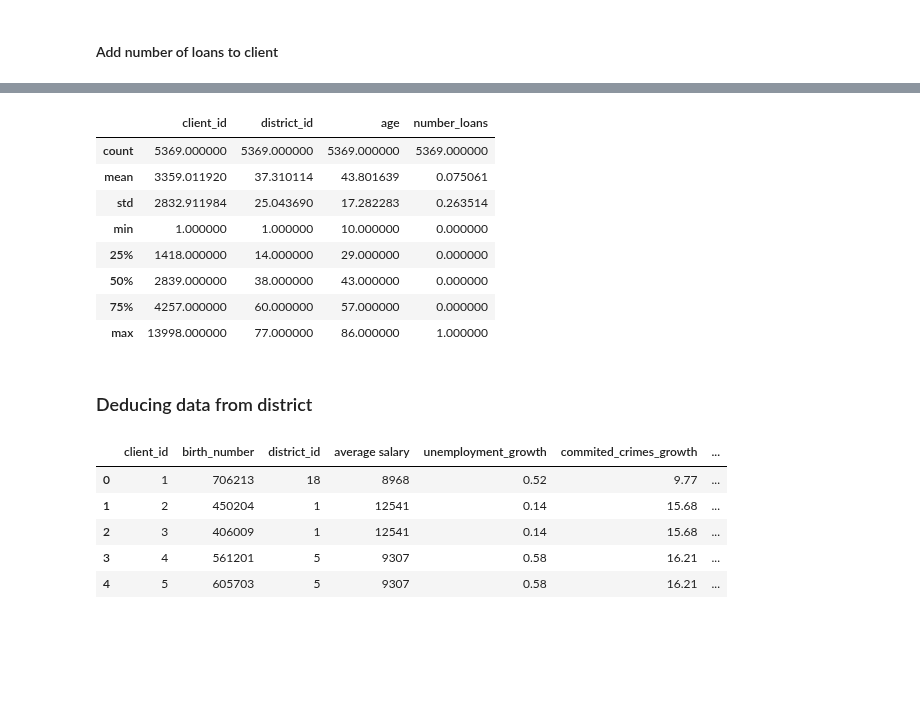
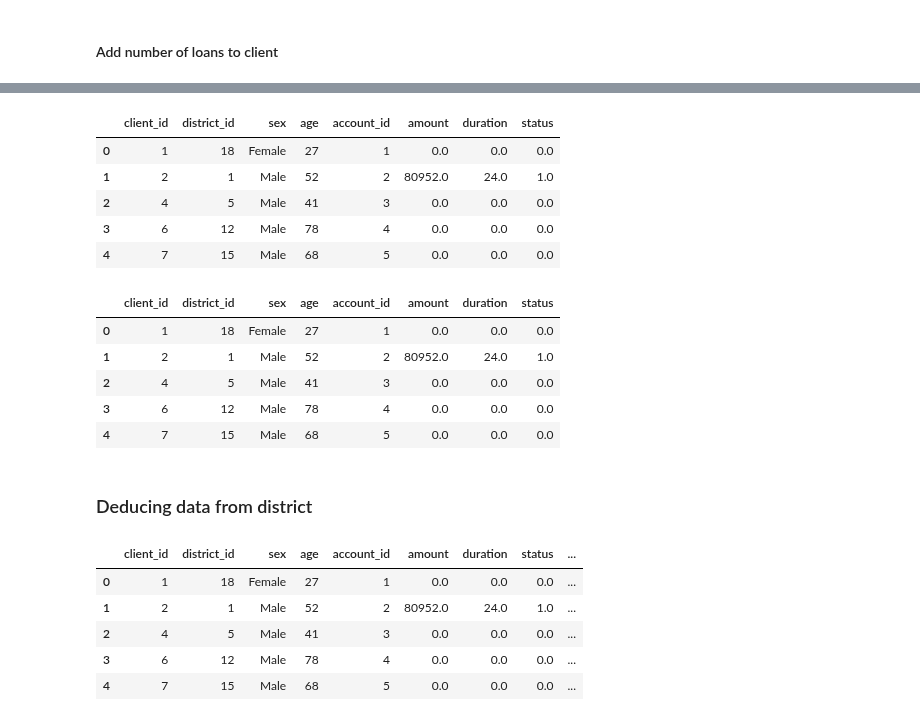
Before and after one commit to DanielaTomas/FCUP-DM1, a Jupyter notebook: DM1.ipynb, the cells around one changed output, grey strips where cells are left out. Drawn from its saved outputs; the diff is of its cells as text; code cells hidden in the pictures; blank space fills up the shorter version.

```diff
--- a/DM1.ipynb
+++ b/DM1.ipynb
@@ -315,0 +319,3 @@ Number of duplicates: 0
+# %%
+disp = disp[disp['type'] == 'OWNER']
+disp.head()
@@ -315,0 +343,5 @@ Number of duplicates: 0
+# %%
+disp = disp.drop(['disp_id','type'],axis=1)
+client = pd.merge(client,disp,on='client_id',how='inner')
+
+client.head()
@@ -653,40 +682,69 @@ account_disp_client_loan.head()
+# %%
+# TODO Codigo comentado antigo, retirar?
+'''account_disp = pd.merge(account, disp, on='account_id', how='inner')
+account_disp_client = pd.merge(client, account_disp, on='client_id', how='inner')
+account_disp_client_loan = pd.merge(loan_dev, account_disp_client, on='account_id', how='inner')
+account_disp_client_loan.head()'''
+columns_to_merge = ['account_id', 'amount', 'duration', 'status']
+
+existing_columns = client.columns
+columns_not_exist = [col for col in columns_to_merge if col not in existing_columns]
+
+# Perform the merge only if there are columns that do not exist
+if columns_not_exist:
+    client = pd.merge(client, loan_dev[columns_to_merge], on='account_id', how='left')
+
+client['amount'].fillna(0, inplace=True)
+client['duration'].fillna(0, inplace=True)
+client['status'].fillna(0, inplace=True)
+
+client.head()
+# %% [output]
+|  | client_id | district_id | sex | age | account_id | amount | duration | status |
+| 0 | 1 | 18 | Female | 27 | 1 | 0.0 | 0.0 | 0.0 |
+| 1 | 2 | 1 | Male | 52 | 2 | 80952.0 | 24.0 | 1.0 |
+| 2 | 4 | 5 | Male | 41 | 3 | 0.0 | 0.0 | 0.0 |
+| 3 | 6 | 12 | Male | 78 | 4 | 0.0 | 0.0 | 0.0 |
+| 4 | 7 | 15 | Male | 68 | 5 | 0.0 | 0.0 | 0.0 |
 # %%
-loan_counts = account_disp_client_loan['client_id'].value_counts().reset_index()
+'''loan_counts = account_disp_client_loan['client_id'].value_counts().reset_index()
+loan_counts = account_client_loan['client_id'].value_counts().reset_index()
 loan_counts.columns = ['client_id', 'number_loans']
 client = client.merge(loan_counts, on='client_id', how='left')
 client['number_loans'].fillna(0, inplace=True)
-client.describe()
+client.describe()'''
+
+client.head()
 # %% [output]
-|  | client_id | district_id | age | number_loans |
-| count | 5369.000000 | 5369.000000 | 5369.000000 | 5369.000000 |
-| mean | 3359.011920 | 37.310114 | 43.801639 | 0.075061 |
-| std | 2832.911984 | 25.043690 | 17.282283 | 0.263514 |
-| min | 1.000000 | 1.000000 | 10.000000 | 0.000000 |
-| 25% | 1418.000000 | 14.000000 | 29.000000 | 0.000000 |
-| 50% | 2839.000000 | 38.000000 | 43.000000 | 0.000000 |
-| 75% | 4257.000000 | 60.000000 | 57.000000 | 0.000000 |
-| max | 13998.000000 | 77.000000 | 86.000000 | 1.000000 |
+|  | client_id | district_id | sex | age | account_id | amount | duration | status |
+| 0 | 1 | 18 | Female | 27 | 1 | 0.0 | 0.0 | 0.0 |
+| 1 | 2 | 1 | Male | 52 | 2 | 80952.0 | 24.0 | 1.0 |
+| 2 | 4 | 5 | Male | 41 | 3 | 0.0 | 0.0 | 0.0 |
+| 3 | 6 | 12 | Male | 78 | 4 | 0.0 | 0.0 | 0.0 |
+| 4 | 7 | 15 | Male | 68 | 5 | 0.0 | 0.0 | 0.0 |
 # %% [markdown]
 ### Deducing data from district
 # %%
 client_district = pd.merge(client, district, left_on='district_id', right_on='code', how='left')
 
 client_district['unemployment_growth'] = client_district['unemploymant rate \'96'] - client_district['unemploymant rate \'95']
 
 client_district['commited_crimes_growth'] = round(((client_district['no. of commited crimes \'96'] - client_district['no. of commited crimes \'95'])/client_district['no. of commited crimes \'95'])*100,2)
 
-client['average salary'] = client_district['average salary']
+client['district_average_salary'] = client_district['average salary']
 client['unemployment_growth'] = client_district['unemployment_growth']
 client['commited_crimes_growth'] = client_district['commited_crimes_growth']
-client['no. of enterpreneurs per 1000 inhabitants'] = client_district['no. of enterpreneurs per 1000 inhabitants']
-client['ratio of urban inhabitants'] = client_district['ratio of urban inhabitants']
-client['no. of inhabitants'] = client_district['no. of inhabitants']
+#client['no. of enterpreneurs per 1000 inhabitants'] = client_district['no. of enterpreneurs per 1000 inhabitants']
+client['entrepreneurs_percentage'] = (client_district['no. of enterpreneurs per 1000 inhabitants'] / 10)
+#client['ratio of urban inhabitants'] = client_district['ratio of urban inhabitants']
+#client['no. of inhabitants'] = client_district['no. of inhabitants']
+client['urban_population_density'] = client_district['no. of inhabitants'] * (client_district['ratio of urban inhabitants'] / 100)
 
 client.head()
 # %% [output]
-|  | client_id | birth_number | district_id | average salary | unemployment_growth | commited_crimes_growth | ... |
-| 0 | 1 | 706213 | 18 | 8968 | 0.52 | 9.77 | ... |
-| 1 | 2 | 450204 | 1 | 12541 | 0.14 | 15.68 | ... |
-| 2 | 3 | 406009 | 1 | 12541 | 0.14 | 15.68 | ... |
-| 3 | 4 | 561201 | 5 | 9307 | 0.58 | 16.21 | ... |
-| 4 | 5 | 605703 | 5 | 9307 | 0.58 | 16.21 | ... |
+|  | client_id | district_id | sex | age | account_id | amount | duration | status | ... |
+| 0 | 1 | 18 | Female | 27 | 1 | 0.0 | 0.0 | 0.0 | ... |
+| 1 | 2 | 1 | Male | 52 | 2 | 80952.0 | 24.0 | 1.0 | ... |
+| 2 | 4 | 5 | Male | 41 | 3 | 0.0 | 0.0 | 0.0 | ... |
+| 3 | 6 | 12 | Male | 78 | 4 | 0.0 | 0.0 | 0.0 | ... |
+| 4 | 7 | 15 | Male | 68 | 5 | 0.0 | 0.0 | 0.0 | ... |
```
Also changed, not shown: parts of 20 cells of this notebook.
